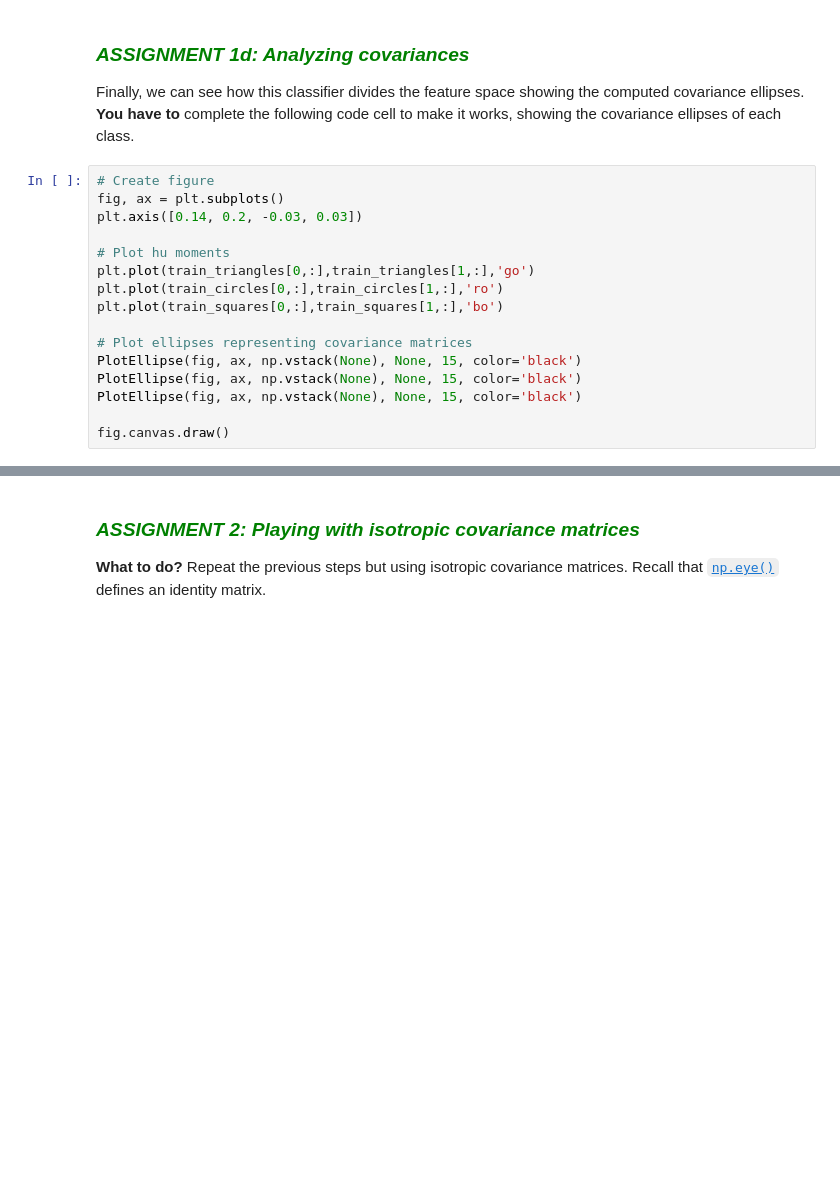
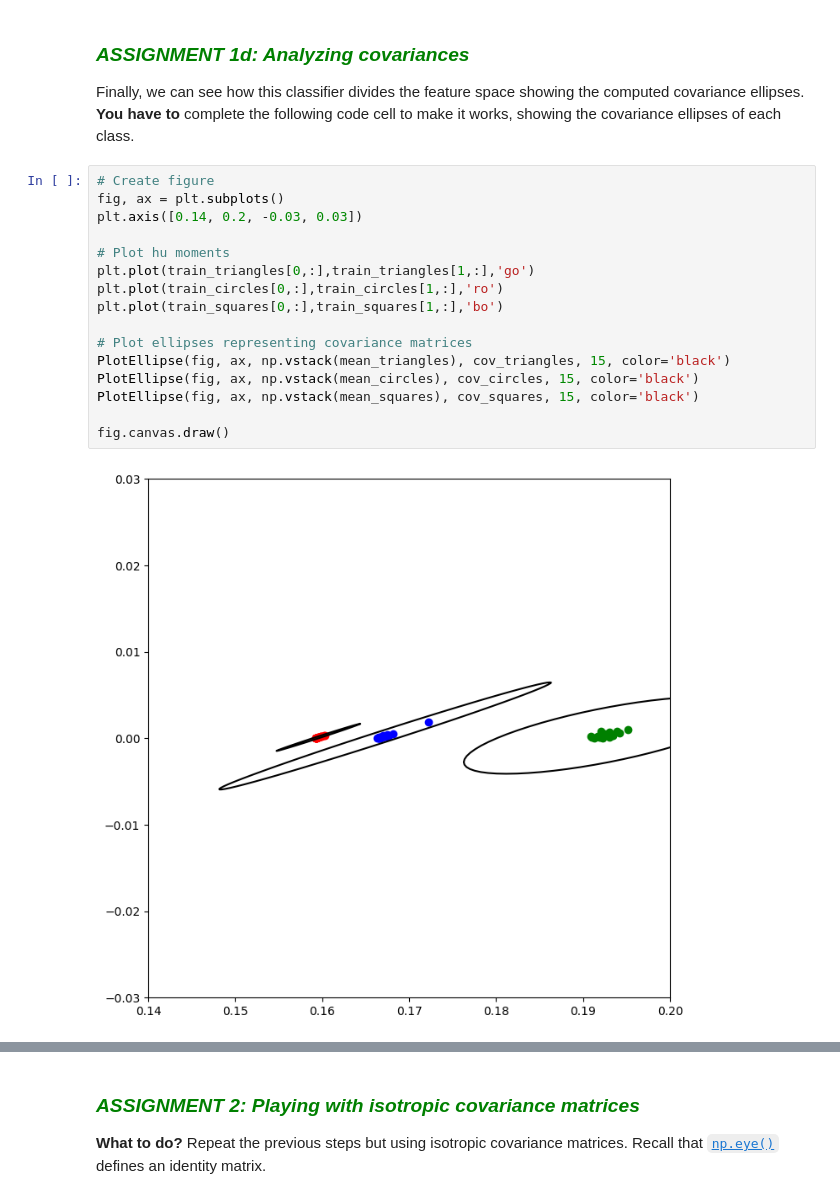
Before and after one commit to arrozet/practicas_cv_2025, a Jupyter notebook: Chapter 07. Object Recognition/7.2 Bayesian Classifier based on normal distribution.ipynb, the cells around one changed output, grey strips where cells are left out. Saved outputs shown, nothing was run; the diff lists cells and outputs as text; blank space fills up the shorter version.

```diff
--- a/Chapter 07. Object Recognition/7.2 Bayesian Classifier based on normal distribution.ipynb
+++ b/Chapter 07. Object Recognition/7.2 Bayesian Classifier based on normal distribution.ipynb
@@ -453,19 +491,21 @@ Finally, we can see how this classifier divides the feature space showing the co
 # %%
 # Create figure
 fig, ax = plt.subplots()
 plt.axis([0.14, 0.2, -0.03, 0.03])
 
 # Plot hu moments
 plt.plot(train_triangles[0,:],train_triangles[1,:],'go')
 plt.plot(train_circles[0,:],train_circles[1,:],'ro')
 plt.plot(train_squares[0,:],train_squares[1,:],'bo')
 
 # Plot ellipses representing covariance matrices
-PlotEllipse(fig, ax, np.vstack(None), None, 15, color='black')
-PlotEllipse(fig, ax, np.vstack(None), None, 15, color='black')
-PlotEllipse(fig, ax, np.vstack(None), None, 15, color='black')
+PlotEllipse(fig, ax, np.vstack(mean_triangles), cov_triangles, 15, color='black')
+PlotEllipse(fig, ax, np.vstack(mean_circles), cov_circles, 15, color='black')
+PlotEllipse(fig, ax, np.vstack(mean_squares), cov_squares, 15, color='black')
 
 fig.canvas.draw()
+# %% [output]
+[figure, added]
 # %% [markdown]
 ### Simplification of the Naïve classifier
 
```
Also changed, not shown: parts of 14 cells of this notebook.
